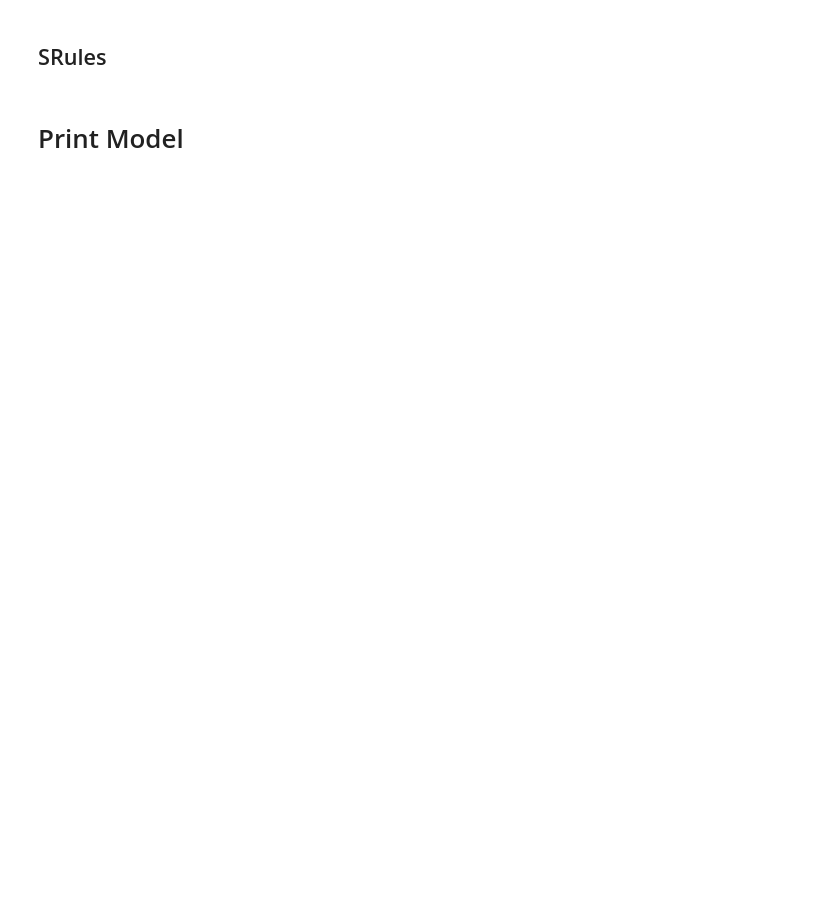
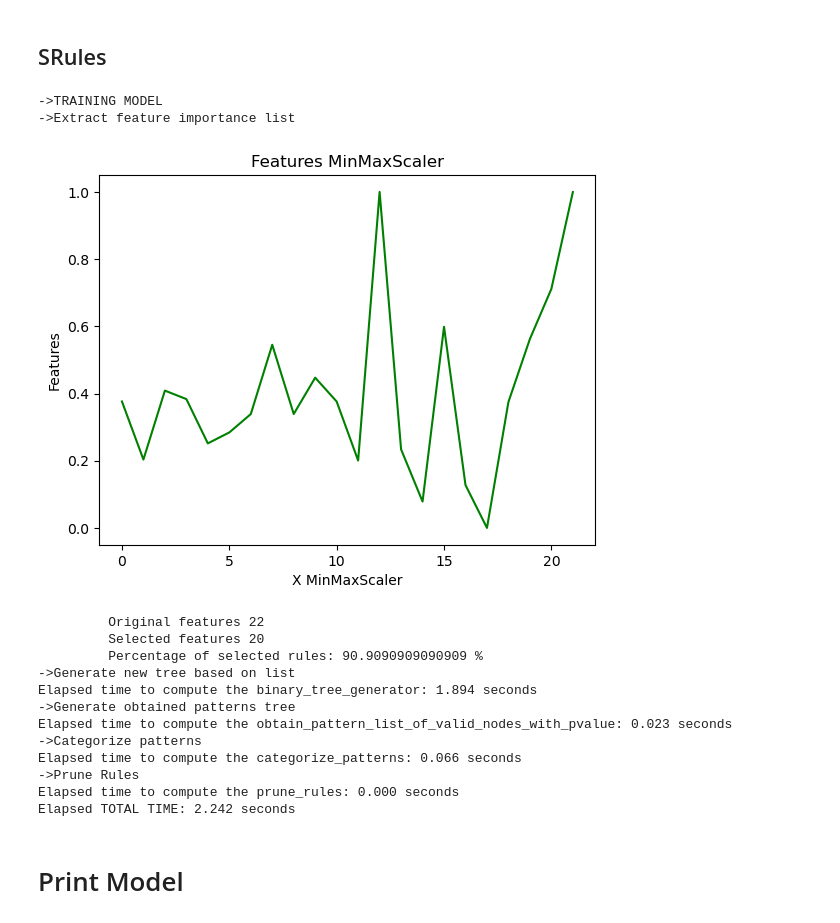
Before and after one commit to marioopv/SRules, a Jupyter notebook: notebooks/SRules/SRules_example.ipynb, the cells around one changed output. Cells and saved outputs as stored; diff of their text form; code cells hidden in the pictures; blank space fills up the shorter version.

```diff
--- a/notebooks/SRules/SRules_example.ipynb
+++ b/notebooks/SRules/SRules_example.ipynb
@@ -65,24 +66,39 @@ ensemble.fit(X_train, y_train)
 # %%
 from SRules.SRules import SRules
 
 import time
 start_time = time.time()
 rules = SRules(
                 feature_names=dataset.feature_names,
                 target_value_name = dataset.target_names,
                 display_features = True,
                 display_logs = True,
-                recursive = True,
                 chi_square_percent_point_function = 0.99,
                 scale_feature_coefficient = 0.1,
                 min_accuracy_coefficient = 0.95,
                 min_number_class_per_node = 5
             )
 # Fit model
 rules.fit(ensemble, X_train, y_train, encoded_train_pandas_dataset, ensemble.feature_importances_)
 
 elapsed_time = time.time() - start_time
 print(f"Elapsed TOTAL TIME: {elapsed_time:.3f} seconds")
+# %% [output]
+->TRAINING MODEL
+->Extract feature importance list
+[figure, added]
+         Original features 22
+         Selected features 20
+         Percentage of selected rules: 90.9090909090909 %
+->Generate new tree based on list
+Elapsed time to compute the binary_tree_generator: 1.894 seconds
+->Generate obtained patterns tree
+Elapsed time to compute the obtain_pattern_list_of_valid_nodes_with_pvalue: 0.023 seconds
+->Categorize patterns
+Elapsed time to compute the categorize_patterns: 0.066 seconds
+->Prune Rules
+Elapsed time to compute the prune_rules: 0.000 seconds
+Elapsed TOTAL TIME: 2.242 seconds
 # %% [markdown]
 # Print Model
 # %%
```
Also changed, not shown: parts of 13 cells of this notebook, 4 other files.
